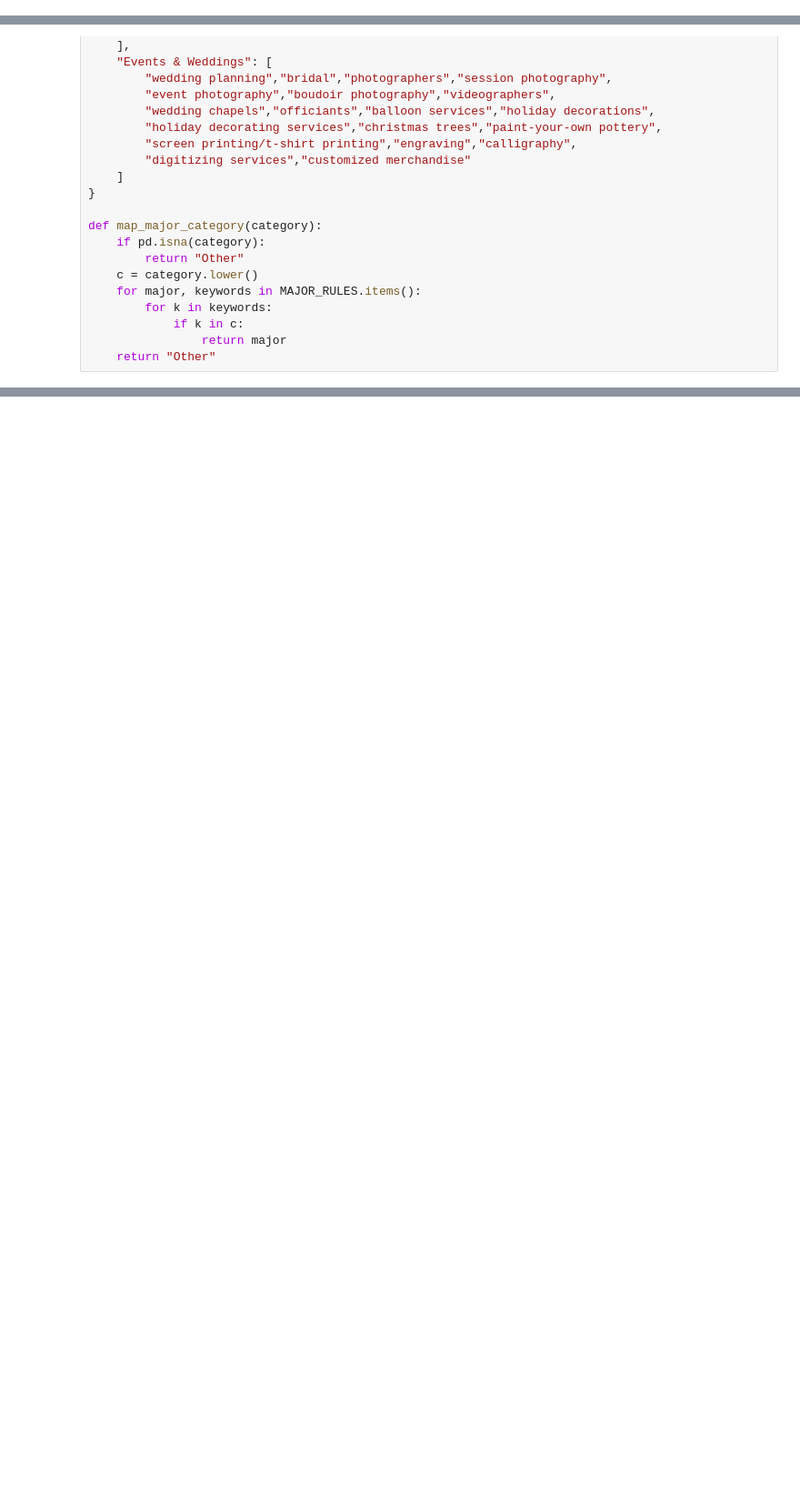
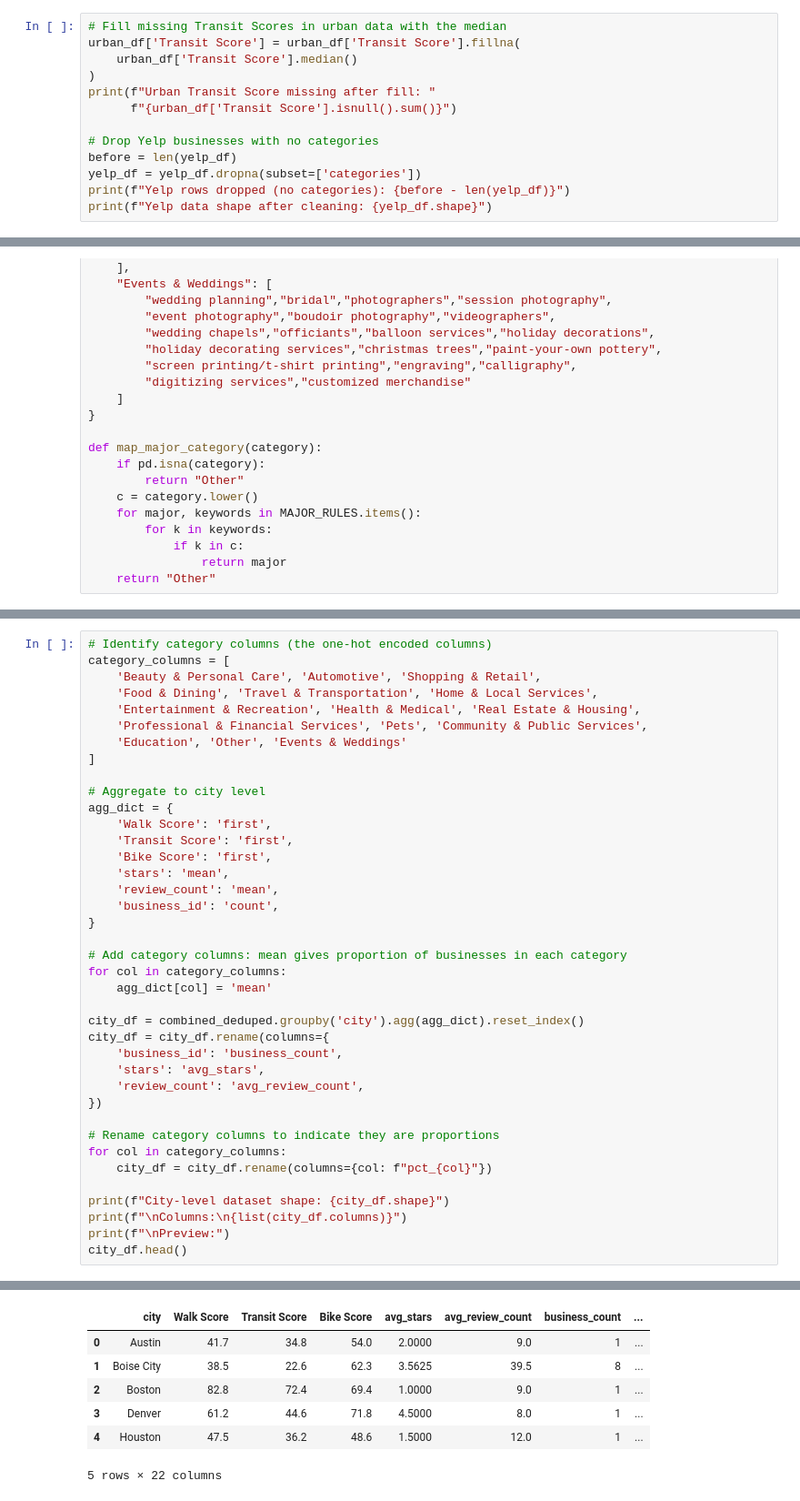
Before and after one commit to owenwiddis/si618_part3, a Jupyter notebook: project_p3.ipynb, the cells around one changed output, grey strips where cells are left out. Shown at 91% size. Saved outputs shown, nothing was run; the diff lists cells and outputs as text; blank space fills up the shorter version.

```diff
--- a/project_p3.ipynb
+++ b/project_p3.ipynb
@@ -29,0 +109,13 @@ print(f"Yelp data shape: {yelp_df.shape}")
+# %%
+# Fill missing Transit Scores in urban data with the median
+urban_df['Transit Score'] = urban_df['Transit Score'].fillna(
+    urban_df['Transit Score'].median()
+)
+print(f"Urban Transit Score missing after fill: "
+      f"{urban_df['Transit Score'].isnull().sum()}")
+
+# Drop Yelp businesses with no categories
+before = len(yelp_df)
+yelp_df = yelp_df.dropna(subset=['categories'])
+print(f"Yelp rows dropped (no categories): {before - len(yelp_df)}")
+print(f"Yelp data shape after cleaning: {yelp_df.shape}")
@@ -263,0 +426,40 @@ print(f"Final dataset shape: {combined_final.shape}")
+# %%
+# Identify category columns (the one-hot encoded columns)
+category_columns = [
+    'Beauty & Personal Care', 'Automotive', 'Shopping & Retail',
+    'Food & Dining', 'Travel & Transportation', 'Home & Local Services',
+    'Entertainment & Recreation', 'Health & Medical', 'Real Estate & Housing',
+    'Professional & Financial Services', 'Pets', 'Community & Public Services',
+    'Education', 'Other', 'Events & Weddings'
+]
+
+# Aggregate to city level
+agg_dict = {
+    'Walk Score': 'first',
+    'Transit Score': 'first',
+    'Bike Score': 'first',
+    'stars': 'mean',
+    'review_count': 'mean',
+    'business_id': 'count',
+}
+
+# Add category columns: mean gives proportion of businesses in each category
+for col in category_columns:
+    agg_dict[col] = 'mean'
+
+city_df = combined_deduped.groupby('city').agg(agg_dict).reset_index()
+city_df = city_df.rename(columns={
+    'business_id': 'business_count',
+    'stars': 'avg_stars',
+    'review_count': 'avg_review_count',
+})
+
+# Rename category columns to indicate they are proportions
+for col in category_columns:
+    city_df = city_df.rename(columns={col: f"pct_{col}"})
+
+print(f"City-level dataset shape: {city_df.shape}")
+print(f"\nColumns:\n{list(city_df.columns)}")
+print(f"\nPreview:")
+city_df.head()
+# %% [output]
@@ -263,0 +472,7 @@ print(f"Final dataset shape: {combined_final.shape}")
+|  | city | Walk Score | Transit Score | Bike Score | avg_stars | avg_review_count | business_count | ... |
+| 0 | Austin | 41.7 | 34.8 | 54.0 | 2.0000 | 9.0 | 1 | ... |
+| 1 | Boise City | 38.5 | 22.6 | 62.3 | 3.5625 | 39.5 | 8 | ... |
+| 2 | Boston | 82.8 | 72.4 | 69.4 | 1.0000 | 9.0 | 1 | ... |
+| 3 | Denver | 61.2 | 44.6 | 71.8 | 4.5000 | 8.0 | 1 | ... |
+| 4 | Houston | 47.5 | 36.2 | 48.6 | 1.5000 | 12.0 | 1 | ... |
+5 rows × 22 columns
```
Also changed, not shown: parts of 34 cells of this notebook, 3 other files.
